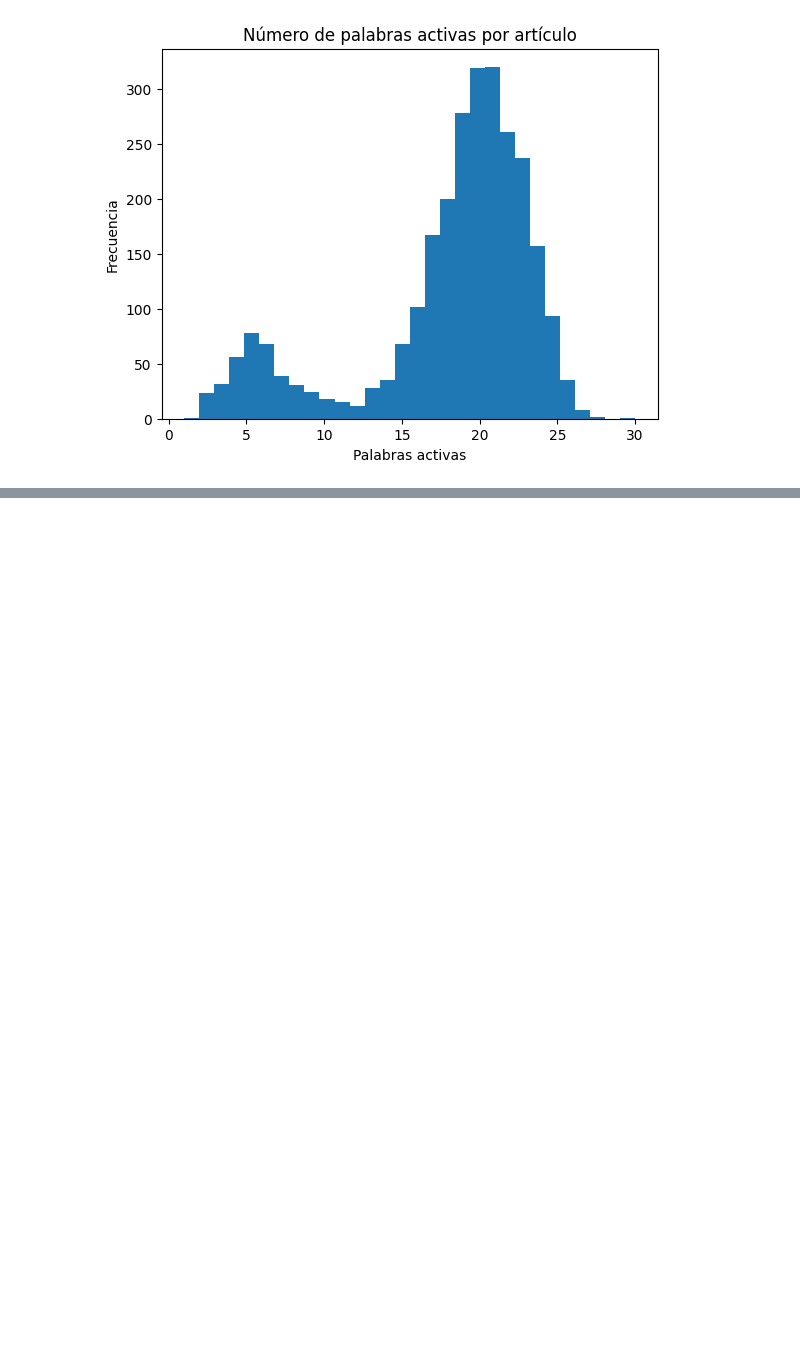
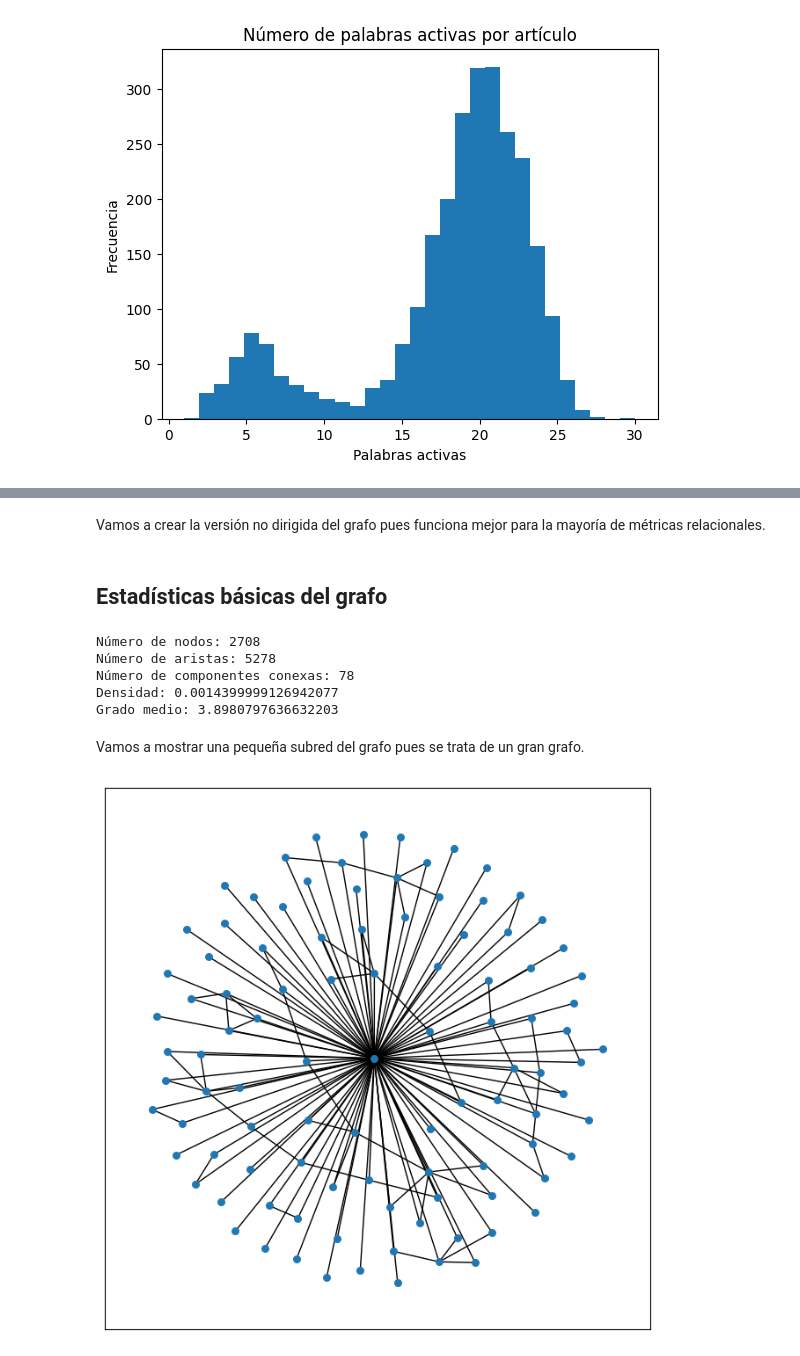
Before and after one commit to enriquepc004/ia-aprendizaje-relacional, a Jupyter notebook: notebooks/01_exploracion_cora.ipynb, the cells around one changed output, grey strips where cells are left out. Cells and saved outputs as stored; diff of their text form; code cells hidden in the pictures; blank space fills up the shorter version.

Commit message:
NetworkX graph built

```diff
--- a/notebooks/01_exploracion_cora.ipynb
+++ b/notebooks/01_exploracion_cora.ipynb
@@ -210,0 +218,7 @@ plt.show()
+# %%
+G_directed = nx.from_pandas_edgelist(
+    citas,
+    source="articulo_citante_id",
+    target="articulo_citado_id",
+    create_using=nx.DiGraph()
+)
@@ -210,0 +241,6 @@ plt.show()
+# %%
+for _, fila in contenido.iterrows():
+
+    articulo = fila["articulo_id"]
+
+    G_directed.nodes[articulo]["clase"] = fila["clase"]
@@ -210,0 +253,34 @@ plt.show()
+# %% [markdown]
+Vamos a crear la versión no dirigida del grafo pues funciona mejor para la mayoría de métricas relacionales.
+# %%
+G = G_directed.to_undirected()
+# %% [markdown]
+## Estadísticas básicas del grafo
+# %%
+print("Número de nodos:", G.number_of_nodes())
+print("Número de aristas:", G.number_of_edges())
+print("Número de componentes conexas:",
+      nx.number_connected_components(G))
+print("Densidad:",
+      nx.density(G))
+grado_medio = sum(dict(G.degree()).values()) / G.number_of_nodes()
+
+print("Grado medio:", grado_medio)
+# %% [output]
+Número de nodos: 2708
+Número de aristas: 5278
+Número de componentes conexas: 78
+Densidad: 0.0014399999126942077
+Grado medio: 3.8980797636632203
+# %% [markdown]
+Vamos a mostrar una pequeña subred del grafo pues se trata de un gran grafo.
+# %%
+subgrafo = G.subgraph(list(G.nodes())[:100])
+
+plt.figure(figsize=(8,8))
+nx.draw_networkx(subgrafo,
+                 node_size=30,
+                 with_labels=False)
+plt.show()
+# %% [output]
+[figure, added]
```
Also changed, not shown: parts of 8 cells of this notebook.
